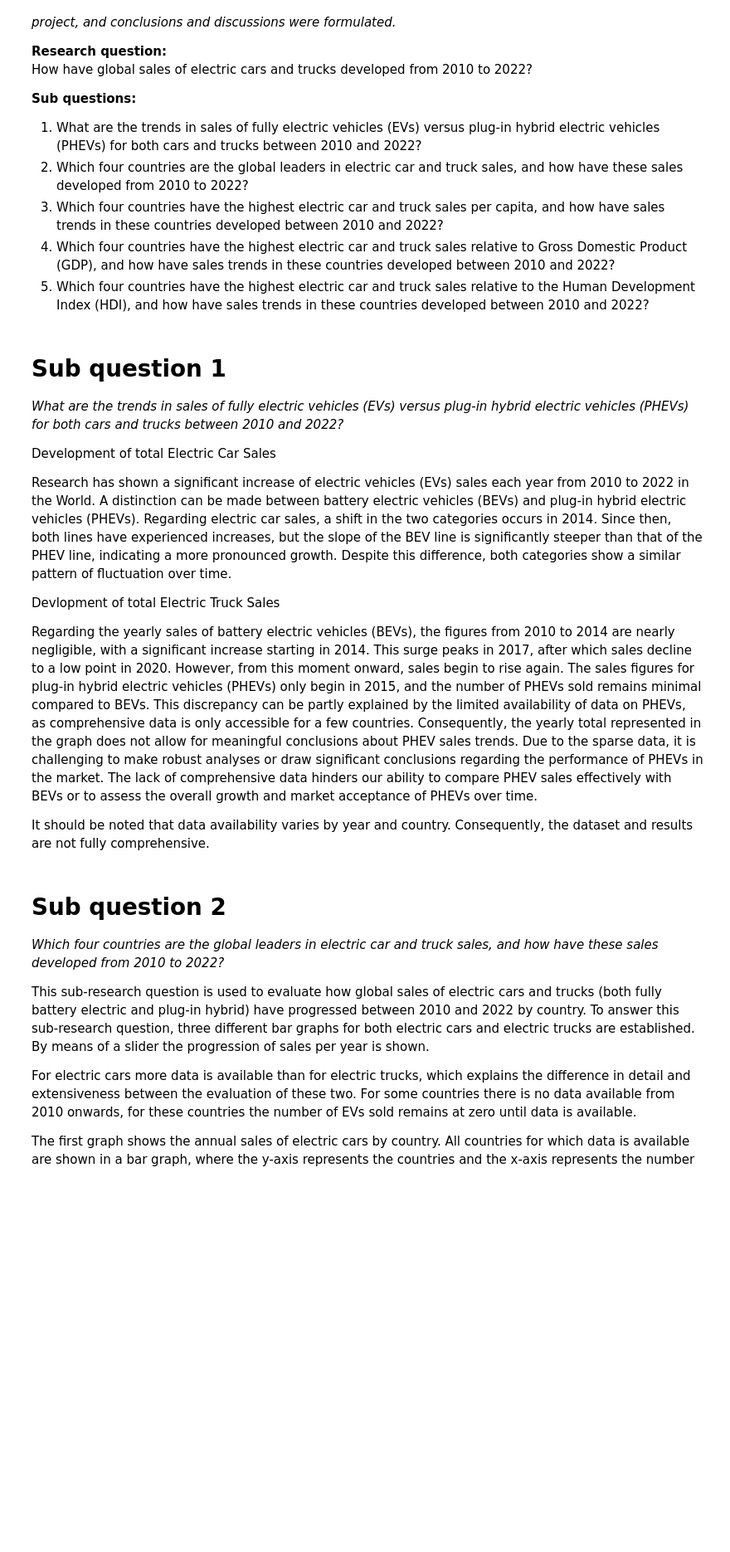
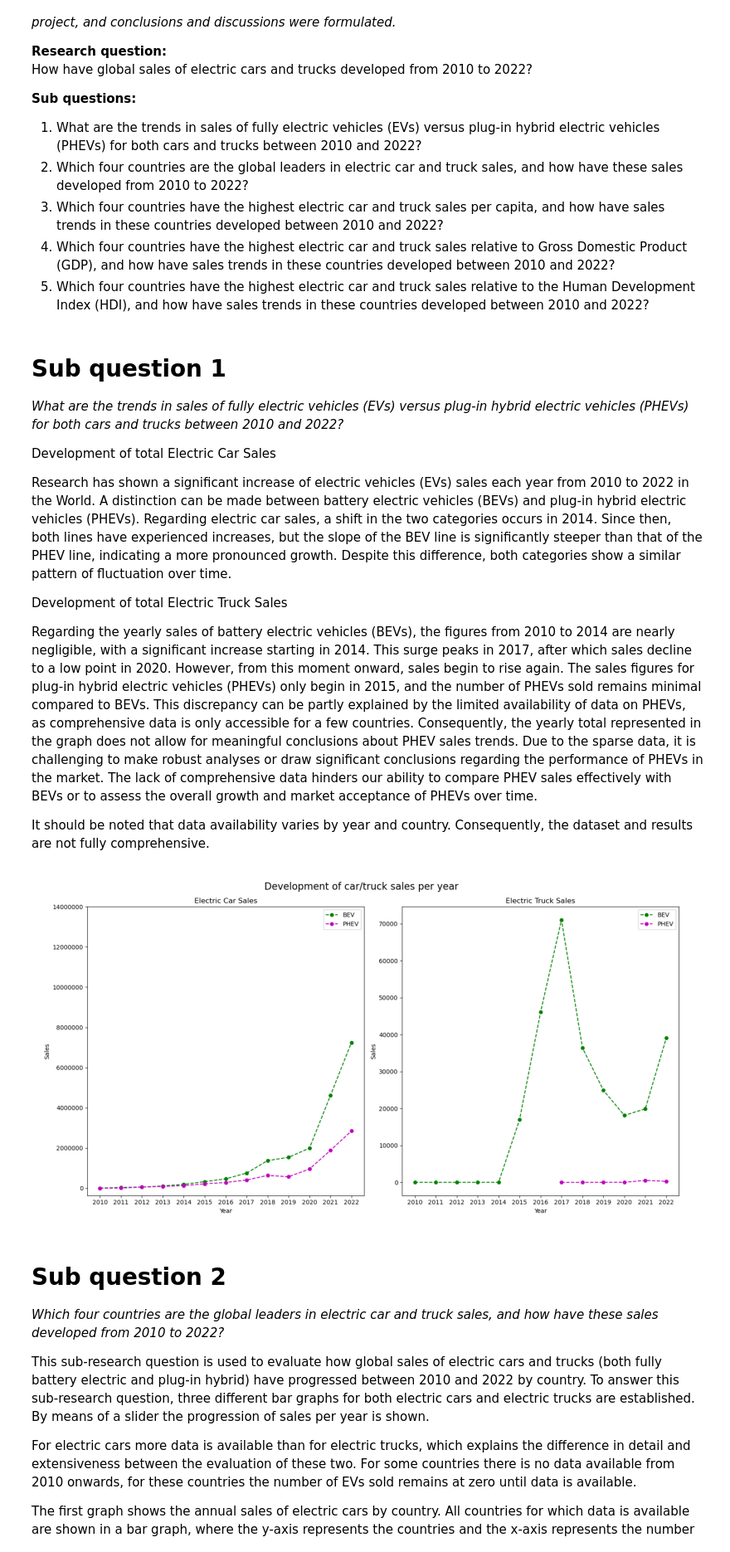
Before and after one commit to ljschonewille/TIL6010-LabAssignments, a Jupyter notebook: TIL6022 Project - Group 13.ipynb, the cells around one changed output. Shown at 83% size. Drawn from its saved outputs; the diff is of its cells as text; code cells hidden in the pictures; blank space fills up the shorter version.

```diff
--- a/TIL6022 Project - Group 13.ipynb
+++ b/TIL6022 Project - Group 13.ipynb
@@ -48,7 +48,7 @@ Regarding electric car sales, a shift in the two categories occurs in 2014.
 Since then, both lines have experienced increases, but the slope of the BEV line is significantly steeper than that of the PHEV line, indicating a more pronounced growth.
 Despite this difference, both categories show a similar pattern of fluctuation over time.
 
-Devlopment of total Electric Truck Sales
+Development of total Electric Truck Sales
 
 Regarding the yearly sales of battery electric vehicles (BEVs), the figures from 2010 to 2014 are nearly negligible, with a significant increase starting in 2014.
 This surge peaks in 2017, after which sales decline to a low point in 2020.
@@ -60,6 +60,21 @@ Due to the sparse data, it is challenging to make robust analyses or draw signif
 The lack of comprehensive data hinders our ability to compare PHEV sales effectively with BEVs or to assess the overall growth and market acceptance of PHEVs over time.
 
 It should be noted that data availability varies by year and country. Consequently, the dataset and results are not fully comprehensive.
+# %%
+import matplotlib.pyplot as plt
+import matplotlib.image as mpimg
+
+# Path to the image
+image_path_RQ1 = r"C:\Users\tessa\Documents\TU Delft\TIL\Q1\TIL6022_TIL_Python_Programming\Group_Project\TIL6022_Project_Group_13\Image - SQ1.png"
+
+# Load and display the image
+img = mpimg.imread(image_path_RQ1)
+plt.figure(figsize=(10, 8))
+plt.imshow(img)
+plt.axis('off')
+plt.show()
+# %% [output]
+[figure, added]
 # %% [markdown]
 # Sub question 2
 *Which four countries are the global leaders in electric car and truck sales, and how have these sales developed from 2010 to 2022?*
```
Also changed, not shown: parts of 8 cells of this notebook, 36 other files.
